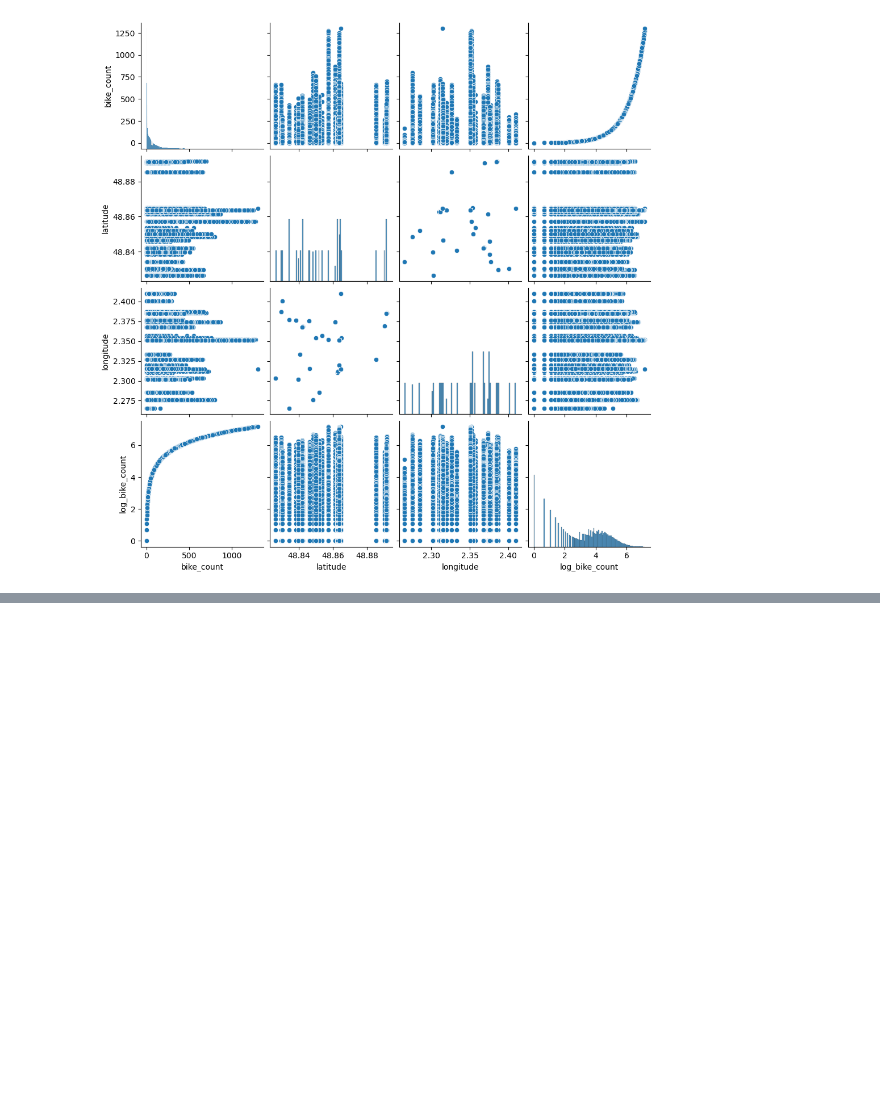
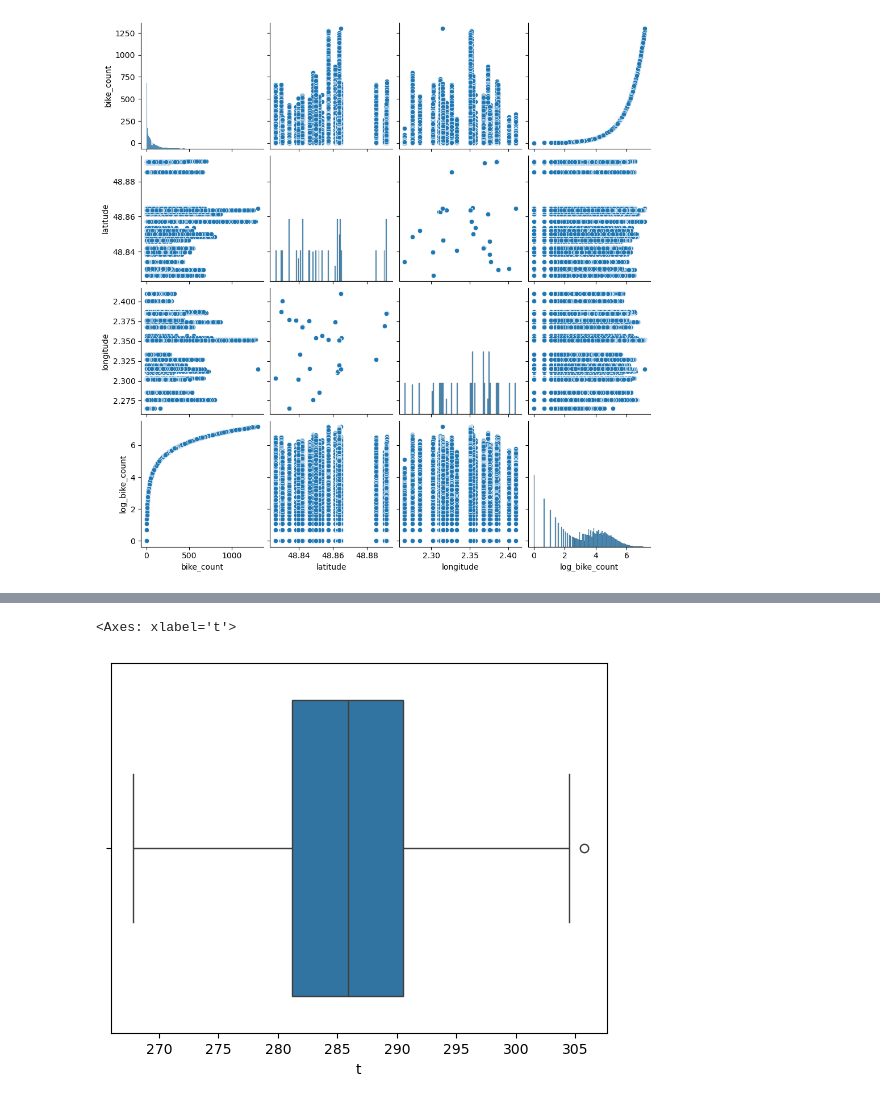
Before and after one commit to magdalenajankowska/tools_for_ds, a Jupyter notebook: EDA.ipynb, the cells around one changed output, grey strips where cells are left out. Saved outputs shown, nothing was run; the diff lists cells and outputs as text; code cells hidden in the pictures; blank space fills up the shorter version.

```diff
--- a/EDA.ipynb
+++ b/EDA.ipynb
@@ -167,0 +261,5 @@ plt.show()
+# %%
+sns.boxplot(x=weather_df['t'])
+# %% [output]
+<Axes: xlabel='t'>
+[figure, added]
```
Also changed, not shown: parts of 11 cells of this notebook.
